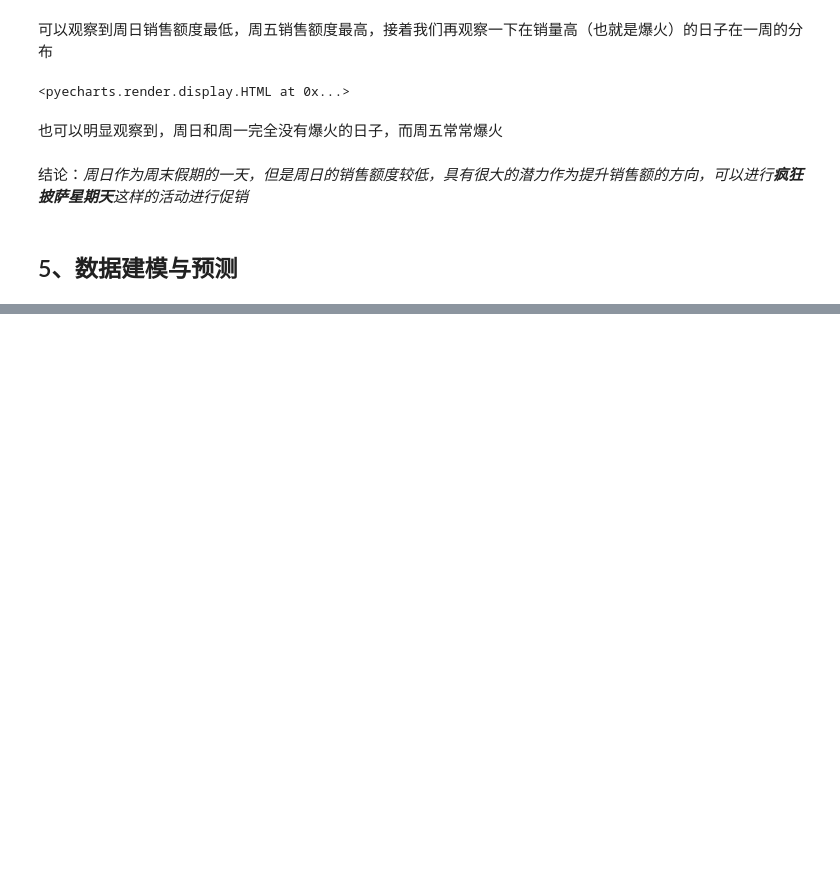
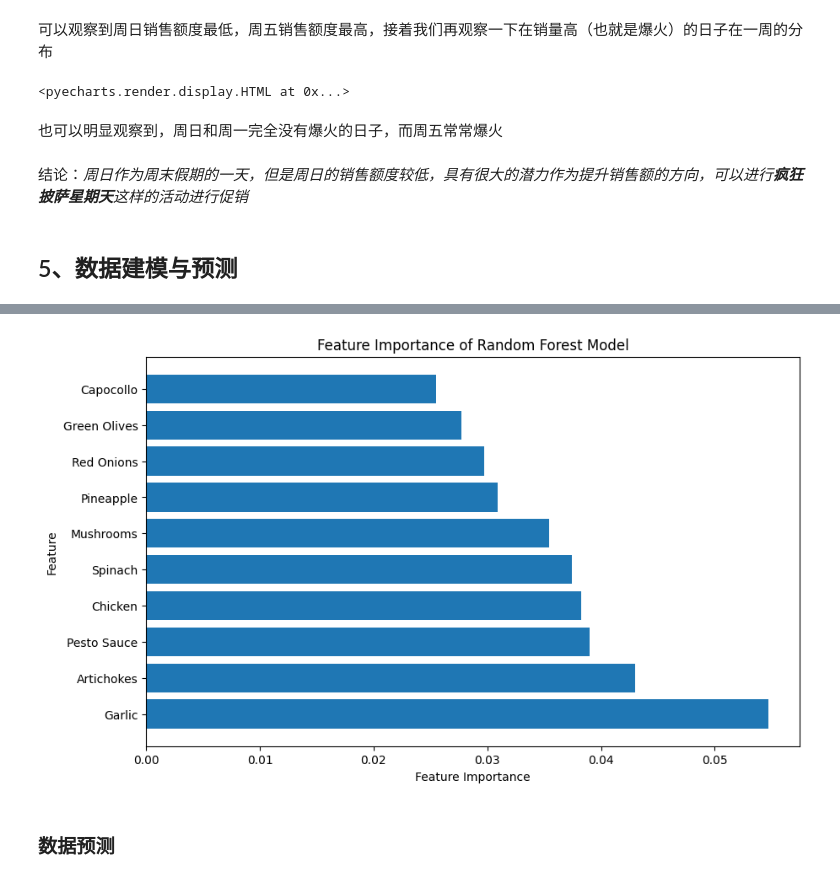
Before and after one commit to wjord2023/Data-Analysis-Projects, a Jupyter notebook: 披萨订单数据集分析/披萨订单数据集.ipynb, the cells around one changed output, grey strips where cells are left out. Drawn from its saved outputs; the diff is of its cells as text; code cells hidden in the pictures; blank space fills up the shorter version.

```diff
--- a/披萨订单数据集分析/披萨订单数据集.ipynb
+++ b/披萨订单数据集分析/披萨订单数据集.ipynb
@@ -357,0 +371,5 @@ from sklearn.model_selection import train_test_split
+# %%
+ingredients_df = data_to_predict['pizza_ingredients'].str.get_dummies(sep=', ')
+data_to_train = pd.concat([data_to_predict, ingredients_df], axis=1)
+data_to_train.drop(columns=['pizza_ingredients', 'quantity'], inplace=True)
+data_to_train
@@ -357,0 +389,8 @@ from sklearn.model_selection import train_test_split
+# %%
+from sklearn.ensemble import RandomForestClassifier
+from sklearn import tree
+import graphviz
+
+X = data_to_train.drop(columns=['pizza_name', 'sales_level'])
+y = data_to_train['sales_level']
+X.shape, y
@@ -357,0 +408,4 @@ from sklearn.model_selection import train_test_split
+# %%
+rf_model = RandomForestClassifier(n_estimators=100, random_state=102302125)
+rf_model.fit(X, y)
+rf_model.score(X, y)
@@ -357,0 +426,4 @@ from sklearn.model_selection import train_test_split
+# %%
+feature_importance_data = pd.DataFrame({'feature': X.columns, 'importance': rf_model.feature_importances_})
+feature_importance_data = feature_importance_data.sort_values(by='importance', ascending=False)
+feature_importance_data
@@ -357,0 +440,11 @@ from sklearn.model_selection import train_test_split
+# %%
+plt.figure(figsize=(10, 6))
+plt.barh(feature_importance_data['feature'][:10], feature_importance_data['importance'][:10])
+plt.xlabel('Feature Importance')
+plt.ylabel('Feature')
+plt.title('Feature Importance of Random Forest Model')
+plt.show()
+# %% [output]
+[figure, added]
+# %% [markdown]
+### 数据预测
```
Also changed, not shown: parts of 24 cells of this notebook.
